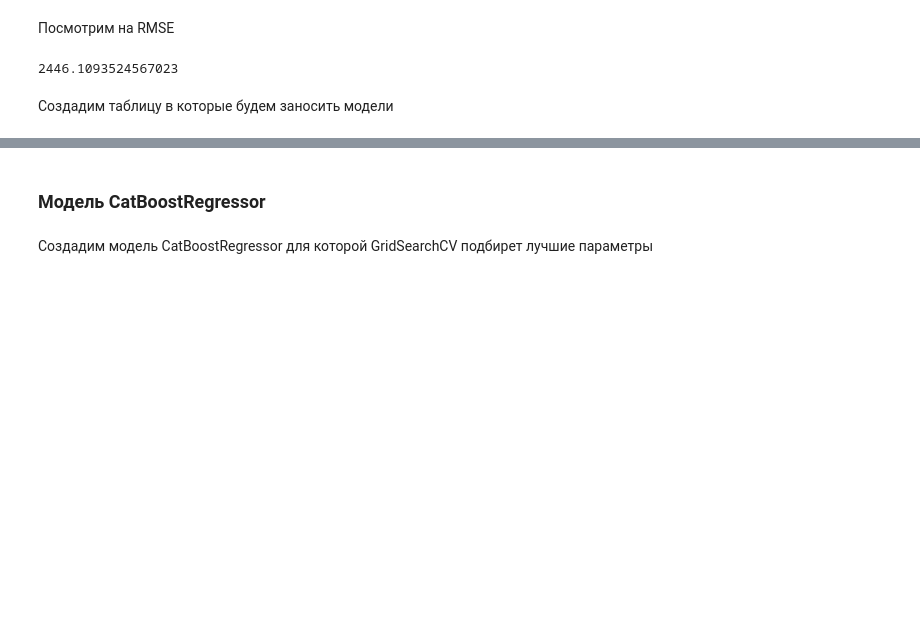
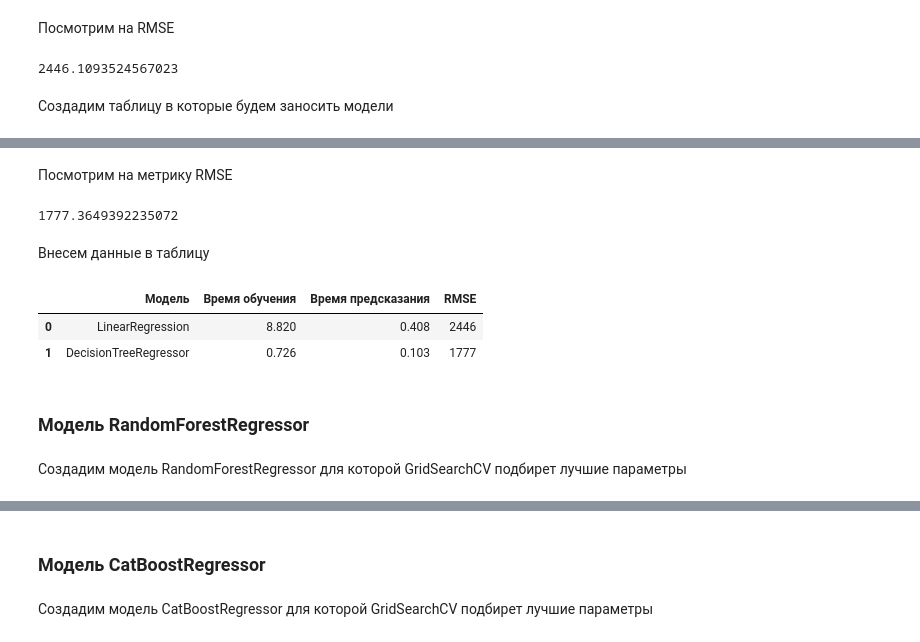
Before and after one commit to Cylimka/Yandex_Practicum, a Jupyter notebook: Projects/Determination_of_cars/project.ipynb, the cells around one changed output, grey strips where cells are left out. Cells and saved outputs as stored; diff of their text form; code cells hidden in the pictures; blank space fills up the shorter version.

```diff
--- a/Projects/Determination_of_cars/project.ipynb
+++ b/Projects/Determination_of_cars/project.ipynb
@@ -1047,0 +1115,19 @@ df_total = pd.DataFrame.from_dict({'Модель': ['LinearRegression'],
+# %% [markdown]
+Посмотрим на метрику RMSE
+# %%
+RMSE(predict, target_valid)
+# %% [output]
+1777.3649392235072
+# %% [markdown]
+Внесем данные в таблицу
+# %%
+df_total.loc[1] = ['DecisionTreeRegressor',0.726, 0.103, 1777]
+df_total
+# %% [output]
+|  | Модель | Время обучения | Время предсказания | RMSE |
+| 0 | LinearRegression | 8.820 | 0.408 | 2446 |
+| 1 | DecisionTreeRegressor | 0.726 | 0.103 | 1777 |
+# %% [markdown]
+### Модель RandomForestRegressor
+# %% [markdown]
+Создадим модель RandomForestRegressor для которой GridSearchCV подбирет лучшие параметры
```
Also changed, not shown: parts of 34 cells of this notebook.
